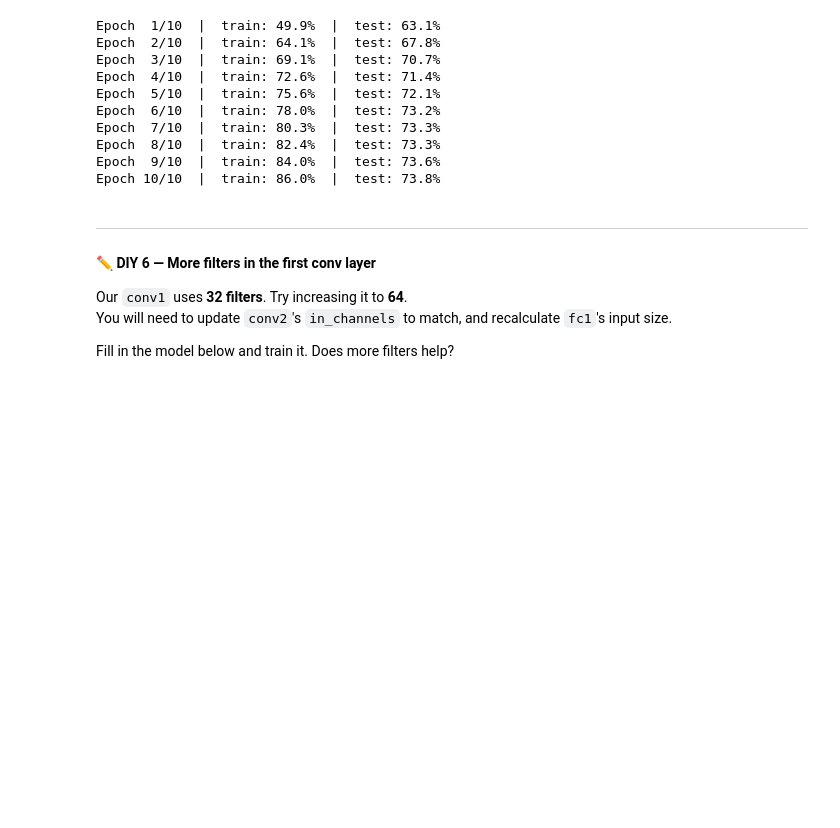
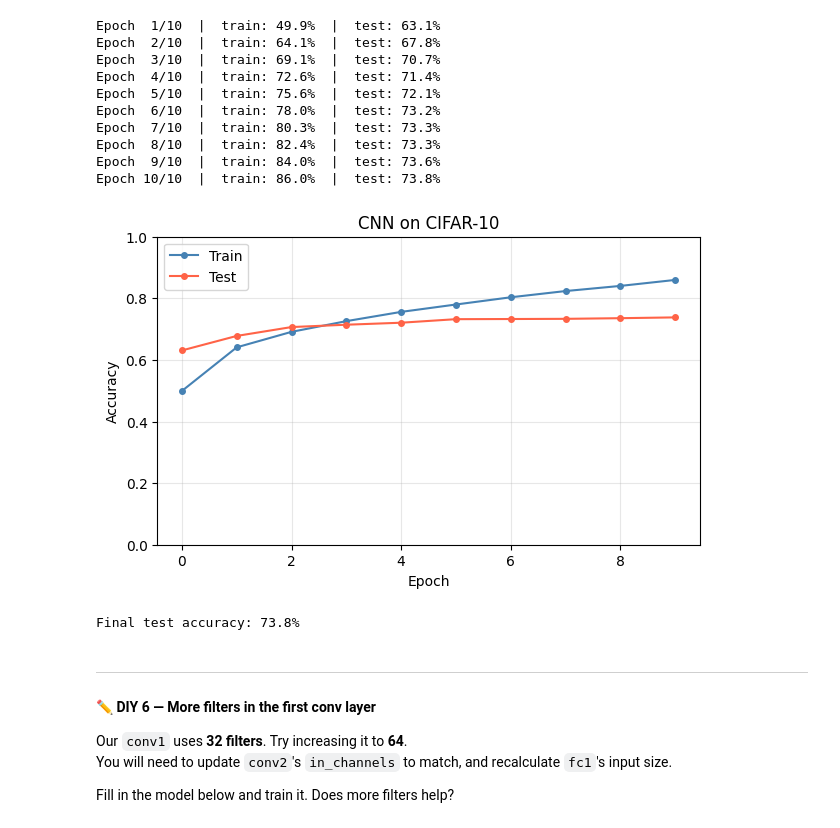
Before and after one commit to mkamdar/applied_ai_agentic_ai, a Jupyter notebook: RNN__Transformer_Architecture_and_Attention_resources/ef56abd5-f7b5-4d11-9bf3-1afa7ddbfbcb-Hands-on-Session-13th-June.ipynb, the cells around one changed output. Saved outputs shown, nothing was run; the diff lists cells and outputs as text; code cells hidden in the pictures; blank space fills up the shorter version.

```diff
--- a/RNN__Transformer_Architecture_and_Attention_resources/ef56abd5-f7b5-4d11-9bf3-1afa7ddbfbcb-Hands-on-Session-13th-June.ipynb
+++ b/RNN__Transformer_Architecture_and_Attention_resources/ef56abd5-f7b5-4d11-9bf3-1afa7ddbfbcb-Hands-on-Session-13th-June.ipynb
@@ -552,6 +552,18 @@ Epoch  7/10  |  train: 80.3%  |  test: 73.3%
 Epoch  8/10  |  train: 82.4%  |  test: 73.3%
 Epoch  9/10  |  train: 84.0%  |  test: 73.6%
 Epoch 10/10  |  train: 86.0%  |  test: 73.8%
+# %%
+plt.figure(figsize=(7, 4))
+plt.plot(train_acc_hist, label='Train', color='steelblue', marker='o', markersize=4)
+plt.plot(test_acc_hist,  label='Test',  color='tomato',    marker='o', markersize=4)
+plt.xlabel("Epoch"); plt.ylabel("Accuracy")
+plt.title("CNN on CIFAR-10"); plt.ylim(0, 1)
+plt.legend(); plt.grid(alpha=0.3)
+plt.show()
+print(f"Final test accuracy: {test_acc_hist[-1]:.1%}")
+# %% [output]
+[figure, added]
+Final test accuracy: 73.8%
 # %% [markdown]
 ---
 #### ✏️ DIY 6 — More filters in the first conv layer
```
